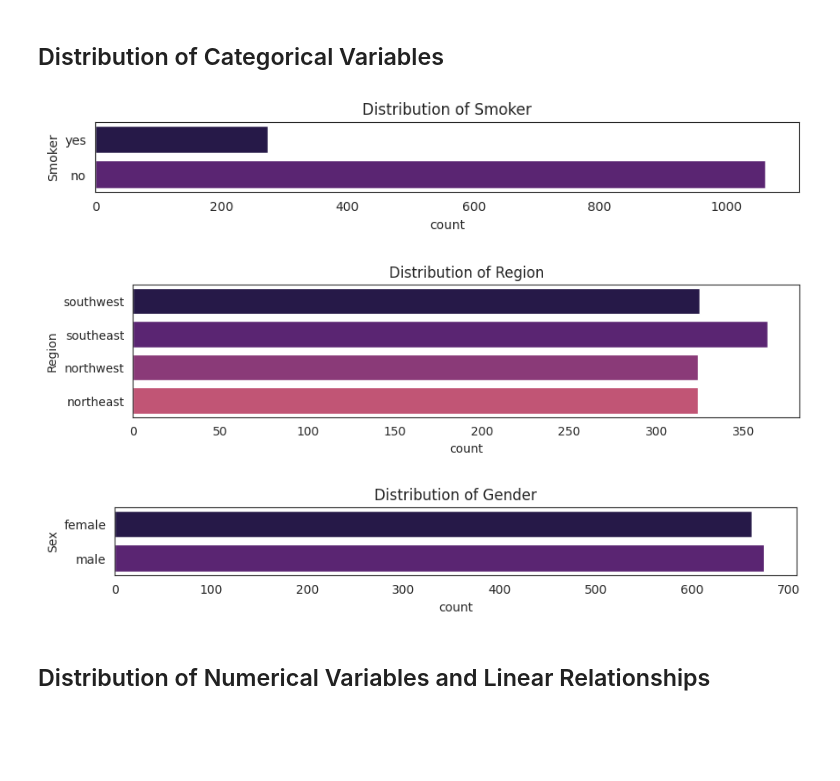
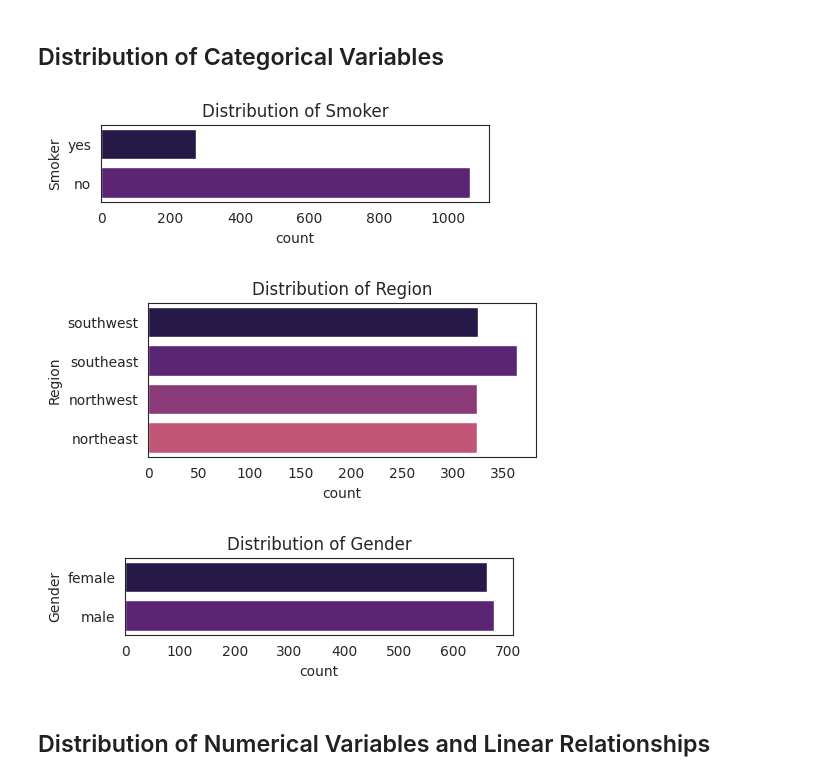
Before and after one commit to Hoale2908/healthcare_insurance, a Jupyter notebook: health-insurance-eda.ipynb, the cells around one changed output. Saved outputs shown, nothing was run; the diff lists cells and outputs as text; code cells hidden in the pictures; blank space fills up the shorter version.

```diff
--- a/health-insurance-eda.ipynb
+++ b/health-insurance-eda.ipynb
@@ -89,25 +89,25 @@ ___
 # %% [markdown]
 ## Distribution of Categorical Variables
 # %%
-plt.figure(figsize=(10,1))
+plt.figure(figsize=(5,1))
 sns.countplot(df,y='smoker')
 plt.title('Distribution of Smoker')
 plt.ylabel('Smoker')
 
-plt.figure(figsize=(10,2))
+plt.figure(figsize=(5,2))
 sns.countplot(df,y='region')
 plt.title('Distribution of Region')
 plt.ylabel('Region')
 
-plt.figure(figsize=(10,1))
+plt.figure(figsize=(5,1))
 sns.countplot(df,y='sex')
 plt.title('Distribution of Gender')
-plt.ylabel('Sex')
+plt.ylabel('Gender')
 plt.show()
 # %% [output]
-[figure, old version]
+[figure, new version]
-[figure, old version]
+[figure, new version]
-[figure, old version]
+[figure, new version]
 # %% [markdown]
 ## Distribution of Numerical Variables and Linear Relationships
 # %%
```
Also changed, not shown: parts of 7 cells of this notebook.
